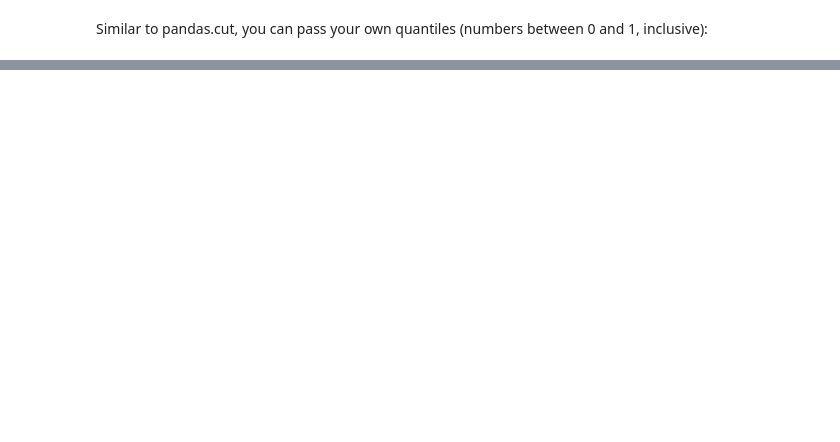
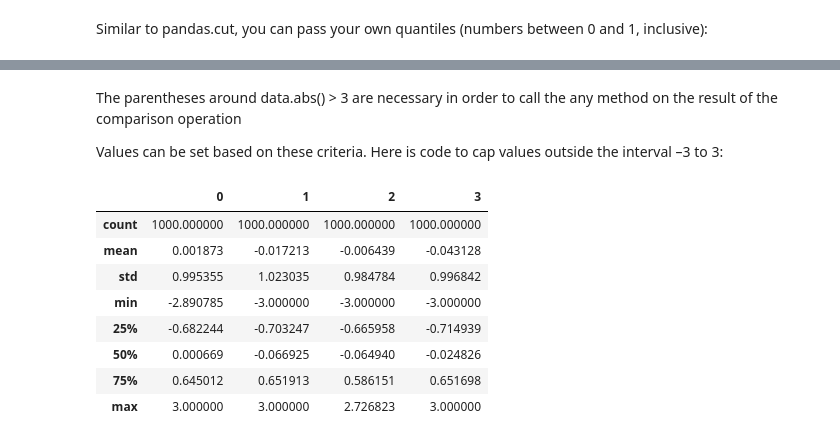
Before and after one commit to navneet-srivastava/python-data-analysis, a Jupyter notebook: data_cleaning.ipynb, the cells around one changed output, grey strips where cells are left out. Saved outputs shown, nothing was run; the diff lists cells and outputs as text; code cells hidden in the pictures; blank space fills up the shorter version.

```diff
--- a/data_cleaning.ipynb
+++ b/data_cleaning.ipynb
@@ -704,0 +757,20 @@ Name: count, dtype: int64
+# %% [markdown]
+The parentheses around data.abs() > 3 are necessary in order to call the any
+method on the result of the comparison operation
+
+Values can be set based on these criteria. Here is code to cap values outside the
+interval –3 to 3:
+# %%
+data[data.abs() > 3] = np.sign(data) * 3
+# %%
+data.describe()
+# %% [output]
+|  | 0 | 1 | 2 | 3 |
+| count | 1000.000000 | 1000.000000 | 1000.000000 | 1000.000000 |
+| mean | 0.001873 | -0.017213 | -0.006439 | -0.043128 |
+| std | 0.995355 | 1.023035 | 0.984784 | 0.996842 |
+| min | -2.890785 | -3.000000 | -3.000000 | -3.000000 |
+| 25% | -0.682244 | -0.703247 | -0.665958 | -0.714939 |
+| 50% | 0.000669 | -0.066925 | -0.064940 | -0.024826 |
+| 75% | 0.645012 | 0.651913 | 0.586151 | 0.651698 |
+| max | 3.000000 | 3.000000 | 2.726823 | 3.000000 |
```
Also changed, not shown: parts of 27 cells of this notebook.
